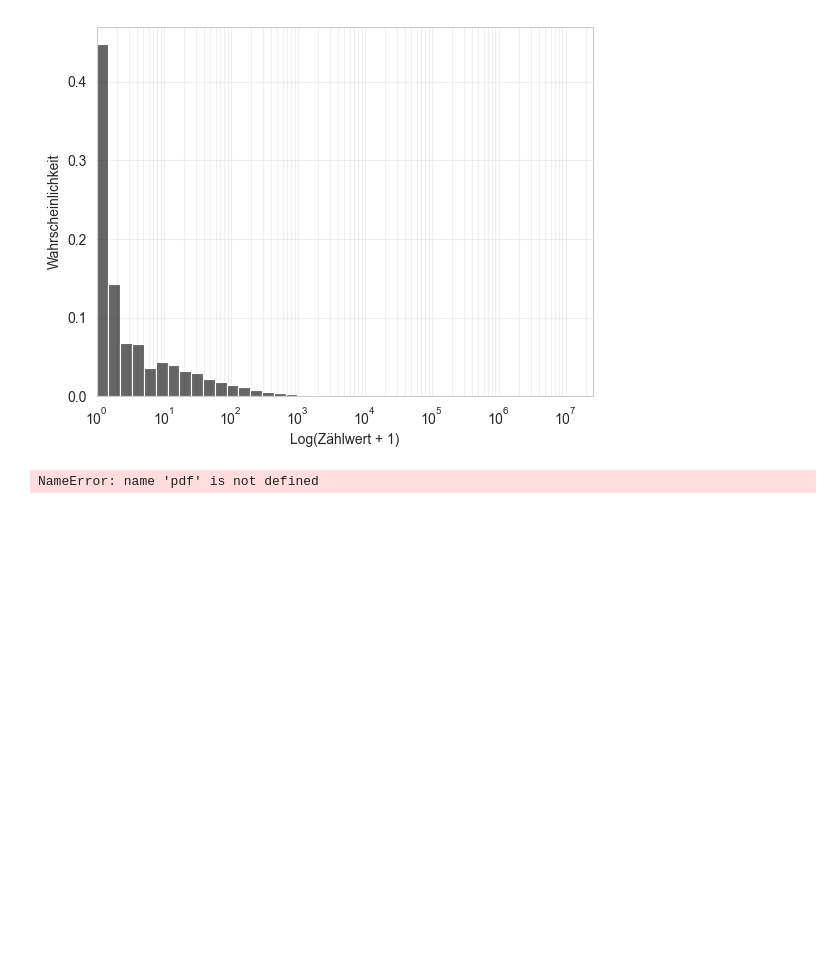
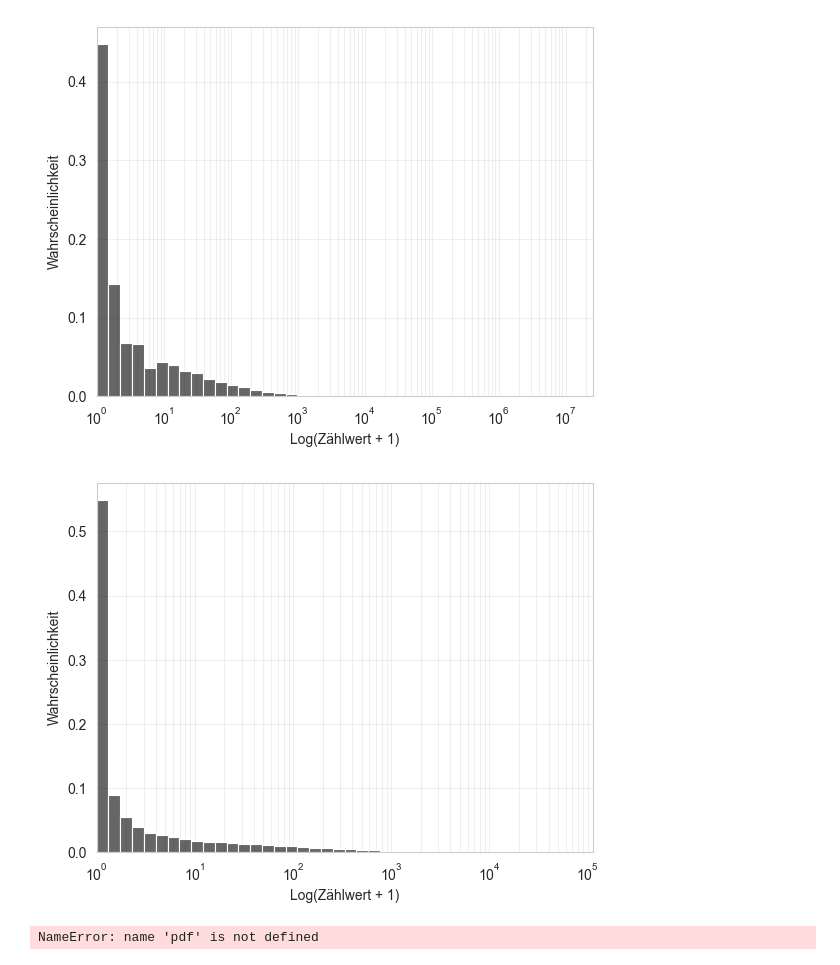
Before and after one commit to VitaliKStud/nuclide-identification, a Jupyter notebook: data_analysis.ipynb, the cells around one changed output. Saved outputs shown, nothing was run; the diff lists cells and outputs as text; code cells hidden in the pictures; blank space fills up the shorter version.

```diff
--- a/data_analysis.ipynb
+++ b/data_analysis.ipynb
@@ -174,6 +172,31 @@ plt.show()
 plt.close()
 # %% [output]
 [figure]
+# %%
+synthetic_keys = gpi.API().unique_keys()
+synthetics = gpi.API().synthetics(keys=synthetic_keys)
+counts = synthetics["count"].to_numpy() + 1
+
+sns.histplot(
+    counts,
+    bins=40,
+    stat="probability",
+    color="black",
+    alpha=0.6,
+    label="Data",
+    log_scale=(True, False),
+)
+plt.xlabel("Log(Zählwert + 1)")
+plt.ylabel("Wahrscheinlichkeit")
+plt.grid(True, alpha=0.3, which="both")
+plt.xlim(
+    1,
+)
+plt.savefig("plots\\count_histogram.svg")
+plt.show()
+plt.close()
+# %% [output]
+[figure, added]
 # %%
 dx = x[1] - x[0]  # step size
 cdf = np.cumsum(pdf) * dx
```
Also changed, not shown: parts of 7 cells of this notebook, 17 other files.
